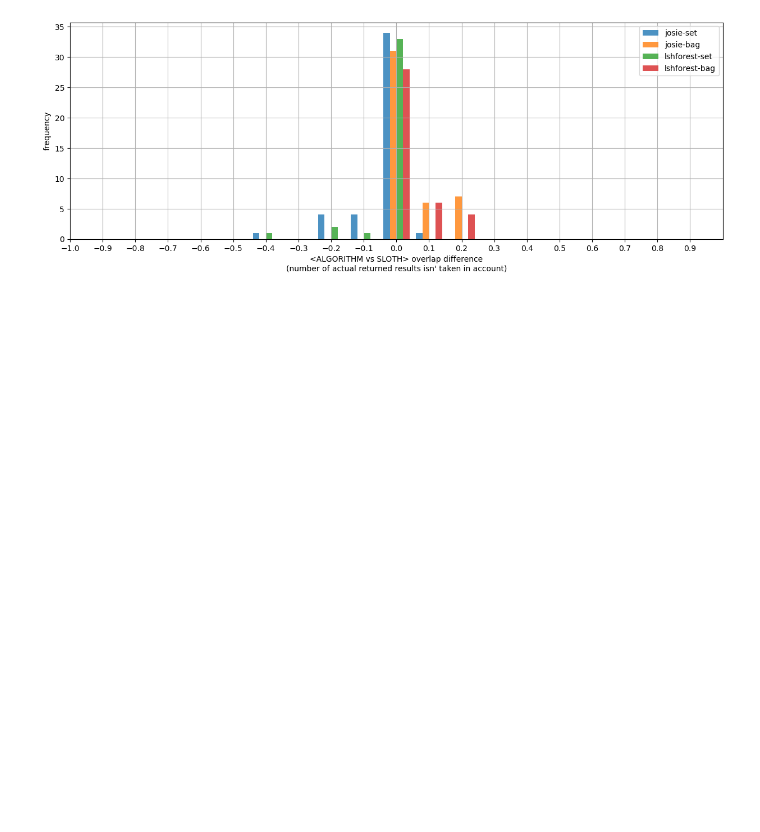
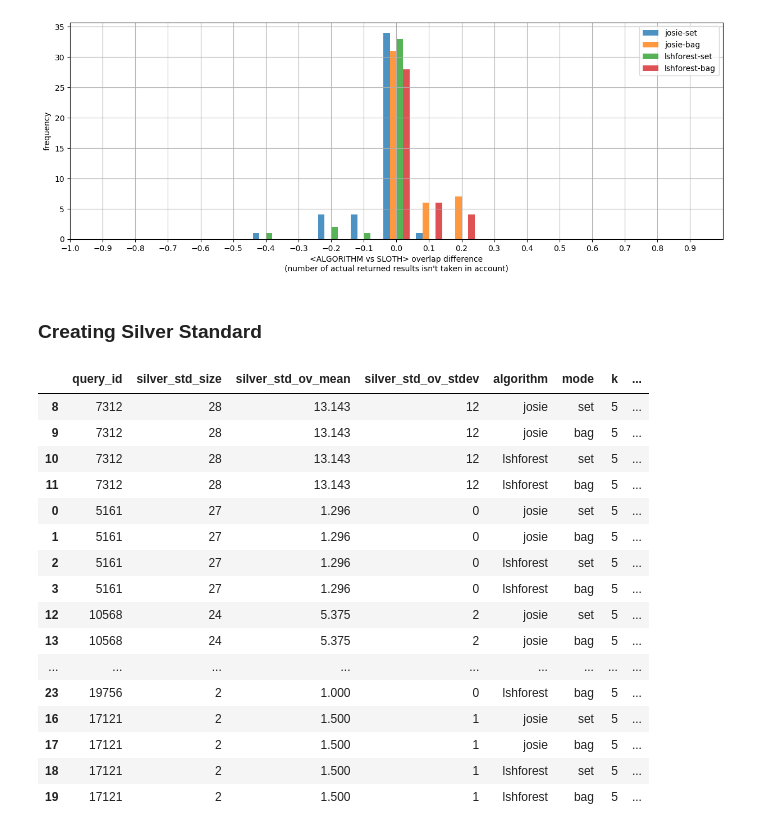
Before and after one commit to nanni00/datalake-table-finder, a Jupyter notebook: experiments/main/analysis.ipynb, the cells around one changed output. Saved outputs shown, nothing was run; the diff lists cells and outputs as text; code cells hidden in the pictures; blank space fills up the shorter version.

```diff
--- a/experiments/main/analysis.ipynb
+++ b/experiments/main/analysis.ipynb
@@ -10,7 +16,7 @@ from tools.utils.settings import DefaultPath as defpath
 test_dir = defpath.data_path.josie_tests + '/full'
 results_dir = test_dir + '/results'
 
-k = 10
+p = 10
 algorithms = ['josie', 'lshforest']
 modes = ['set', 'bag']
 
@@ -18,7 +24,7 @@ solvers = dict()
 
 for algorithm in algorithms:
     for mode in modes:
-        fname = f"{results_dir}/a{algorithm}_m{mode}_k{k}_extracted.csv"
+        fname = f"{results_dir}/a{algorithm}_m{mode}_k{p}_extracted.csv"
 
         if not os.path.exists(fname):
             continue
@@ -42,3 +48,5 @@ plt.legend()
 plt.show()
 # %% [output]
 [figure]
+# %% [markdown]
+### Creating Silver Standard
@@ -44,0 +88,63 @@ plt.show()
+# %%
+############### ANALYSIS PRECISION-AT-K ##################
+# For each query (aka silver standard), the algorithm ALG returned at least the K best
+# results among all?
+
+k_precision = 5
+
+solvers = dict()
+
+for algorithm in algorithms:
+    for mode in modes:
+        fname = f"{results_dir}/a{algorithm}_m{mode}_k{p}_extracted.csv"
+
+        if not os.path.exists(fname):
+            continue
+        solvers[(algorithm, mode)] = pd.read_csv(fname).convert_dtypes()
+
+precision_at_k_results = []
+
+for query_id in silver_standard.keys():
+    qss = [x[1] for x in silver_standard[query_id]]
+    avg_overlap = round(statistics.mean(qss), 3)
+    stdev_overlap = round(statistics.stdev(qss))
+
+    for solver, result in solvers.items():
+        ids = result[result['query_id'] == query_id]['result_id'].values.tolist()
+        real_topk = [x[0] for x in silver_standard[query_id][:k_precision]]
+        precision_at_k = set(real_topk).intersection(ids)
+
+        precision_at_k_results.append([query_id, len(qss), avg_overlap, stdev_overlap, solver[0], solver[1], k_precision, len(precision_at_k)])
+
+columns = [
+    'query_id',
+    'silver_std_size',
+    'silver_std_ov_mean',
+    'silver_std_ov_stdev',
+    'algorithm',
+    'mode',
+    'k',
+    'precision_at_k'
+]
+
+precision_at_k_results = pd.DataFrame(precision_at_k_results, columns=columns)
+precision_at_k = precision_at_k_results.sort_values(by=['silver_std_size', 'query_id'], ascending=False)
+precision_at_k
+# %% [output]
+|  | query_id | silver_std_size | silver_std_ov_mean | silver_std_ov_stdev | algorithm | mode | k | ... |
+| 8 | 7312 | 28 | 13.143 | 12 | josie | set | 5 | ... |
+| 9 | 7312 | 28 | 13.143 | 12 | josie | bag | 5 | ... |
+| 10 | 7312 | 28 | 13.143 | 12 | lshforest | set | 5 | ... |
+| 11 | 7312 | 28 | 13.143 | 12 | lshforest | bag | 5 | ... |
+| 0 | 5161 | 27 | 1.296 | 0 | josie | set | 5 | ... |
+| 1 | 5161 | 27 | 1.296 | 0 | josie | bag | 5 | ... |
+| 2 | 5161 | 27 | 1.296 | 0 | lshforest | set | 5 | ... |
+| 3 | 5161 | 27 | 1.296 | 0 | lshforest | bag | 5 | ... |
+| 12 | 10568 | 24 | 5.375 | 2 | josie | set | 5 | ... |
+| 13 | 10568 | 24 | 5.375 | 2 | josie | bag | 5 | ... |
+| ... | ... | ... | ... | ... | ... | ... | ... | ... |
+| 23 | 19756 | 2 | 1.000 | 0 | lshforest | bag | 5 | ... |
+| 16 | 17121 | 2 | 1.500 | 1 | josie | set | 5 | ... |
+| 17 | 17121 | 2 | 1.500 | 1 | josie | bag | 5 | ... |
+| 18 | 17121 | 2 | 1.500 | 1 | lshforest | set | 5 | ... |
+| 19 | 17121 | 2 | 1.500 | 1 | lshforest | bag | 5 | ... |
```
Also changed, not shown: parts of 11 cells of this notebook.
